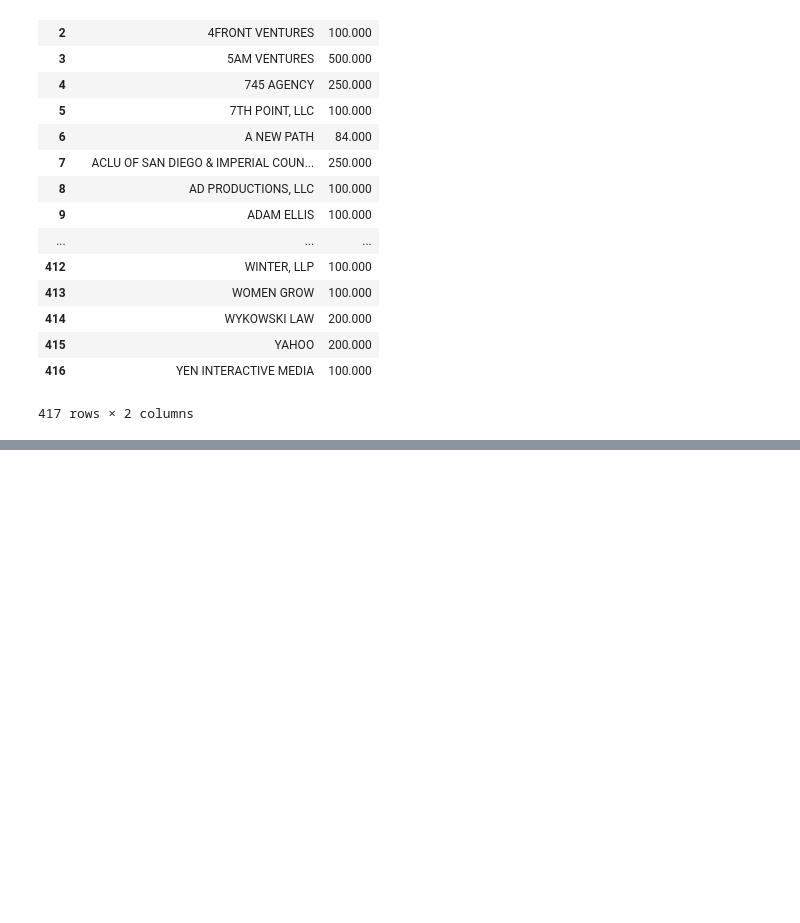
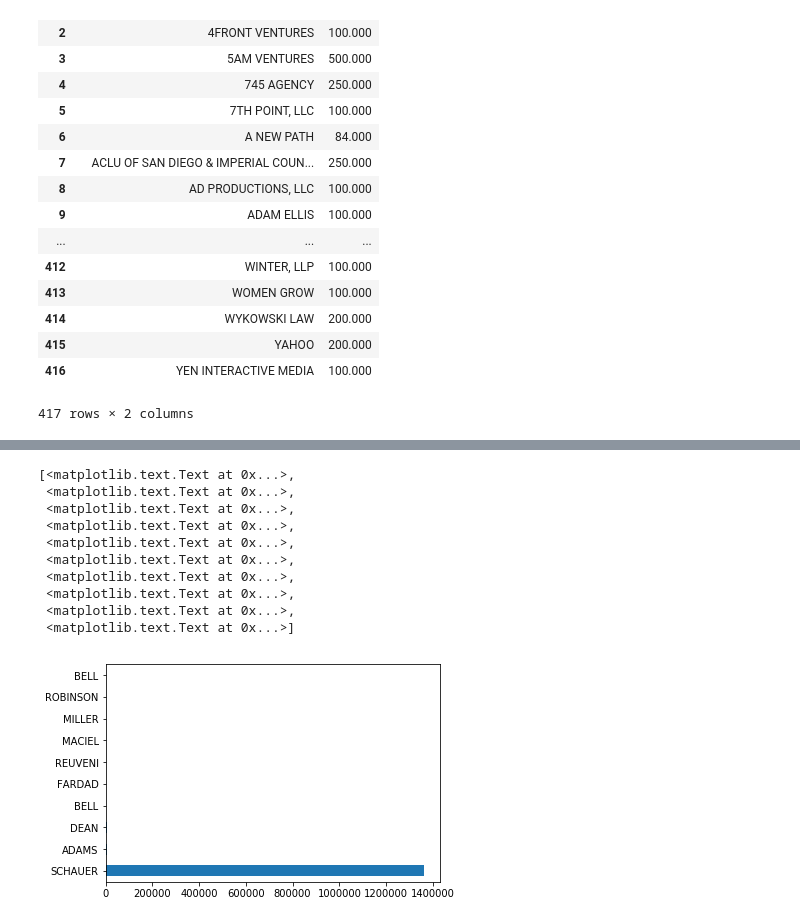
Before and after one commit to kevotkevot/first-python-notebook, a Jupyter notebook: Untitled.ipynb, the cells around one changed output, grey strips where cells are left out. Cells and saved outputs as stored; diff of their text form; code cells hidden in the pictures; blank space fills up the shorter version.

```diff
--- a/Untitled.ipynb
+++ b/Untitled.ipynb
@@ -284,0 +339,15 @@ merged.groupby(["contributor_employer"]).amount.sum().reset_index().sort_values(
+# %%
+chart = top_opponents.amount.plot.barh()
+chart.set_yticklabels(top_opponents.contributor_lastname)
+# %% [output]
+[<matplotlib.text.Text at 0x...>,
+ <matplotlib.text.Text at 0x...>,
+ <matplotlib.text.Text at 0x...>,
+ <matplotlib.text.Text at 0x...>,
+ <matplotlib.text.Text at 0x...>,
+ <matplotlib.text.Text at 0x...>,
+ <matplotlib.text.Text at 0x...>,
+ <matplotlib.text.Text at 0x...>,
+ <matplotlib.text.Text at 0x...>,
+ <matplotlib.text.Text at 0x...>]
+[figure, added]
```
Also changed, not shown: parts of 12 cells of this notebook, 3 other files.
